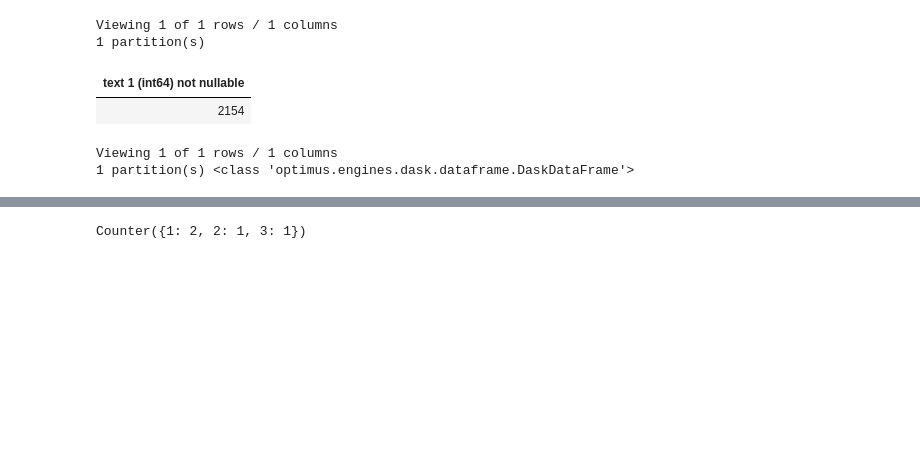
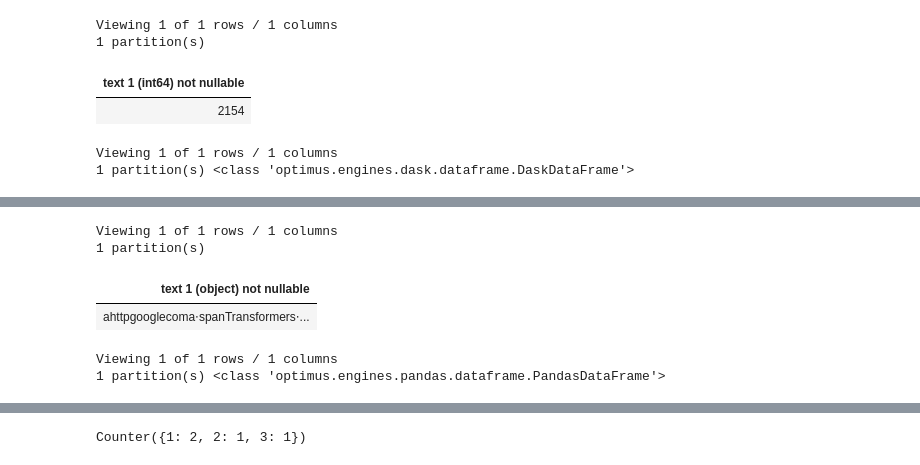
Before and after one commit to PacktPublishing/Data-Processing-with-Optimus, a Jupyter notebook: Chapter 9/Chapter Nine - Data Processing with Optimus.ipynb, the cells around one changed output, grey strips where cells are left out. Drawn from its saved outputs; the diff is of its cells as text; code cells hidden in the pictures; blank space fills up the shorter version.

```diff
--- a/Chapter 9/Chapter Nine - Data Processing with Optimus.ipynb
+++ b/Chapter 9/Chapter Nine - Data Processing with Optimus.ipynb
@@ -129,0 +127,9 @@ Viewing 1 of 1 rows / 2 columns
+# %%
+df.cols.remove_special_chars()
+# %% [output]
+Viewing 1 of 1 rows / 1 columns
+1 partition(s)
+| text 1 (object) not nullable |
+| ahttpgooglecoma⋅spanTransformers⋅... |
+Viewing 1 of 1 rows / 1 columns
+1 partition(s) <class 'optimus.engines.pandas.dataframe.PandasDataFrame'>
```
Also changed, not shown: parts of 24 cells of this notebook, 2 other files.
